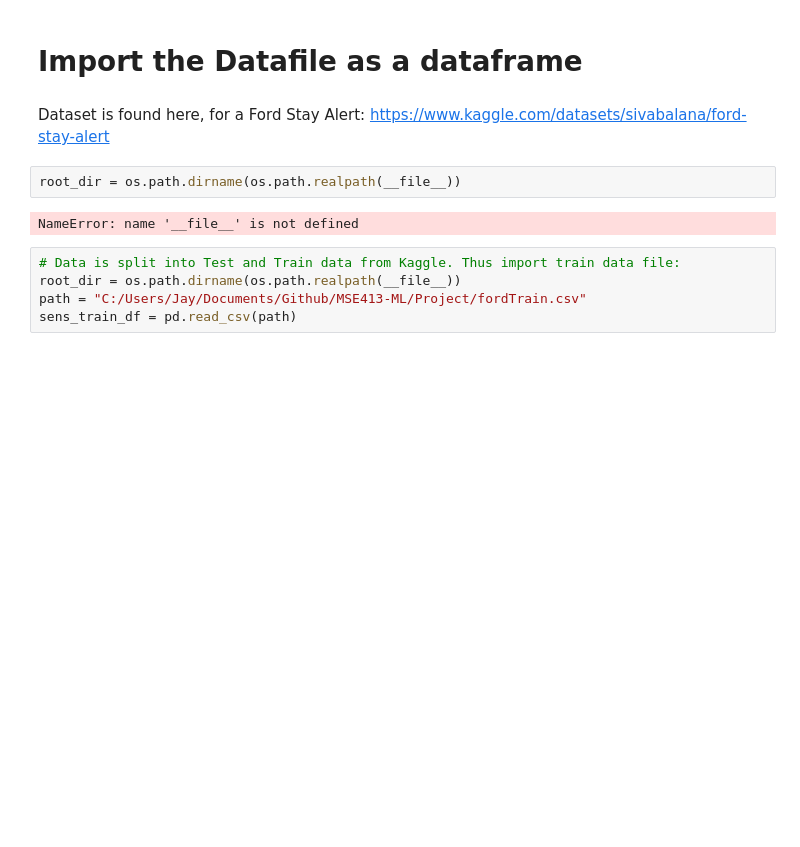
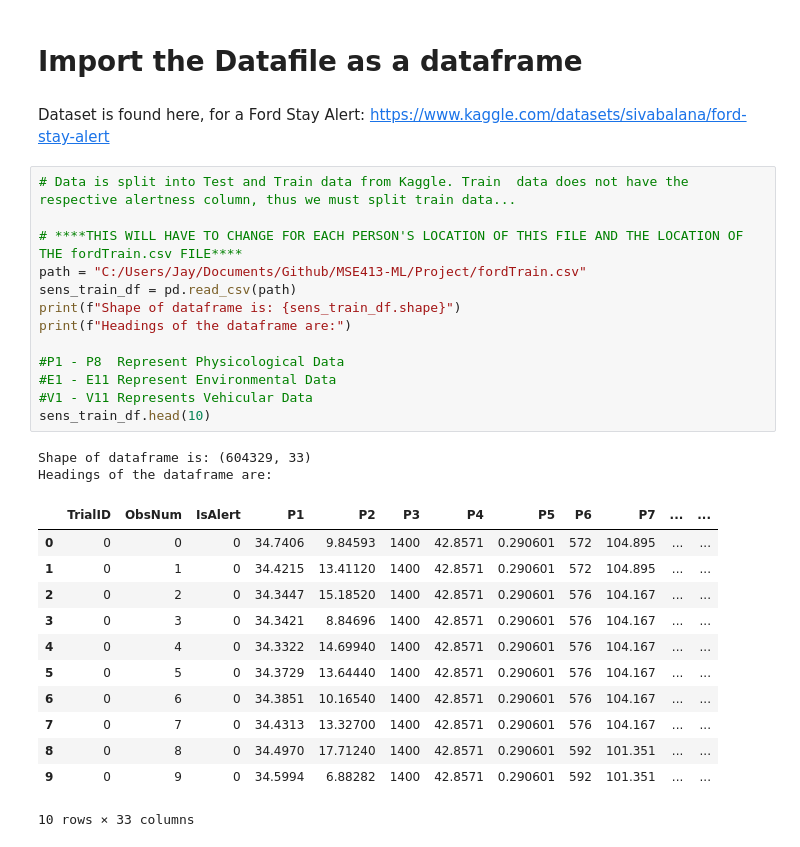
Before and after one commit to JaySachar/MSE413-ML, a Jupyter notebook: Project/main.ipynb, the cells around one changed output. Cells and saved outputs as stored; diff of their text form; blank space fills up the shorter version.

```diff
--- a/Project/main.ipynb
+++ b/Project/main.ipynb
@@ -11,12 +11,31 @@ import os
 # %% [markdown]
 Dataset is found here, for a Ford Stay Alert:
 https://www.kaggle.com/datasets/sivabalana/ford-stay-alert
-# %%
-root_dir = os.path.dirname(os.path.realpath(__file__))
-# %% [output]
-NameError: name '__file__' is not defined
-# %%
-# Data is split into Test and Train data from Kaggle. Thus import train data file:
-root_dir = os.path.dirname(os.path.realpath(__file__))
-path = "C:/Users/Jay/Documents/Github/MSE413-ML/Project/fordTrain.csv"
-sens_train_df = pd.read_csv(path)
+# %%
+# Data is split into Test and Train data from Kaggle. Train  data does not have the respective alertness column, thus we must split train data...
+
+# ****THIS WILL HAVE TO CHANGE FOR EACH PERSON'S LOCATION OF THIS FILE AND THE LOCATION OF THE fordTrain.csv FILE****
+path = "C:/Users/Jay/Documents/Github/MSE413-ML/Project/fordTrain.csv"
+sens_train_df = pd.read_csv(path)
+print(f"Shape of dataframe is: {sens_train_df.shape}")
+print(f"Headings of the dataframe are:")
+
+#P1 - P8  Represent Physicological Data
+#E1 - E11 Represent Environmental Data
+#V1 - V11 Represents Vehicular Data
+sens_train_df.head(10)
+# %% [output]
+Shape of dataframe is: (604329, 33)
+Headings of the dataframe are:
+|  | TrialID | ObsNum | IsAlert | P1 | P2 | P3 | P4 | P5 | P6 | P7 | ... | ... |
+| 0 | 0 | 0 | 0 | 34.7406 | 9.84593 | 1400 | 42.8571 | 0.290601 | 572 | 104.895 | ... | ... |
+| 1 | 0 | 1 | 0 | 34.4215 | 13.41120 | 1400 | 42.8571 | 0.290601 | 572 | 104.895 | ... | ... |
+| 2 | 0 | 2 | 0 | 34.3447 | 15.18520 | 1400 | 42.8571 | 0.290601 | 576 | 104.167 | ... | ... |
+| 3 | 0 | 3 | 0 | 34.3421 | 8.84696 | 1400 | 42.8571 | 0.290601 | 576 | 104.167 | ... | ... |
+| 4 | 0 | 4 | 0 | 34.3322 | 14.69940 | 1400 | 42.8571 | 0.290601 | 576 | 104.167 | ... | ... |
+| 5 | 0 | 5 | 0 | 34.3729 | 13.64440 | 1400 | 42.8571 | 0.290601 | 576 | 104.167 | ... | ... |
+| 6 | 0 | 6 | 0 | 34.3851 | 10.16540 | 1400 | 42.8571 | 0.290601 | 576 | 104.167 | ... | ... |
+| 7 | 0 | 7 | 0 | 34.4313 | 13.32700 | 1400 | 42.8571 | 0.290601 | 576 | 104.167 | ... | ... |
+| 8 | 0 | 8 | 0 | 34.4970 | 17.71240 | 1400 | 42.8571 | 0.290601 | 592 | 101.351 | ... | ... |
+| 9 | 0 | 9 | 0 | 34.5994 | 6.88282 | 1400 | 42.8571 | 0.290601 | 592 | 101.351 | ... | ... |
+10 rows × 33 columns
```
Also changed, not shown: parts of 3 cells of this notebook.
